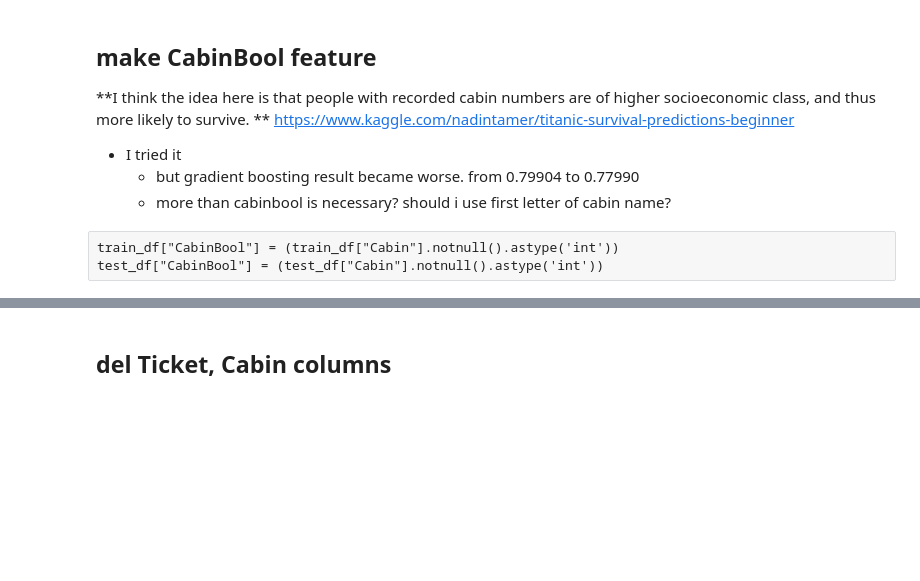
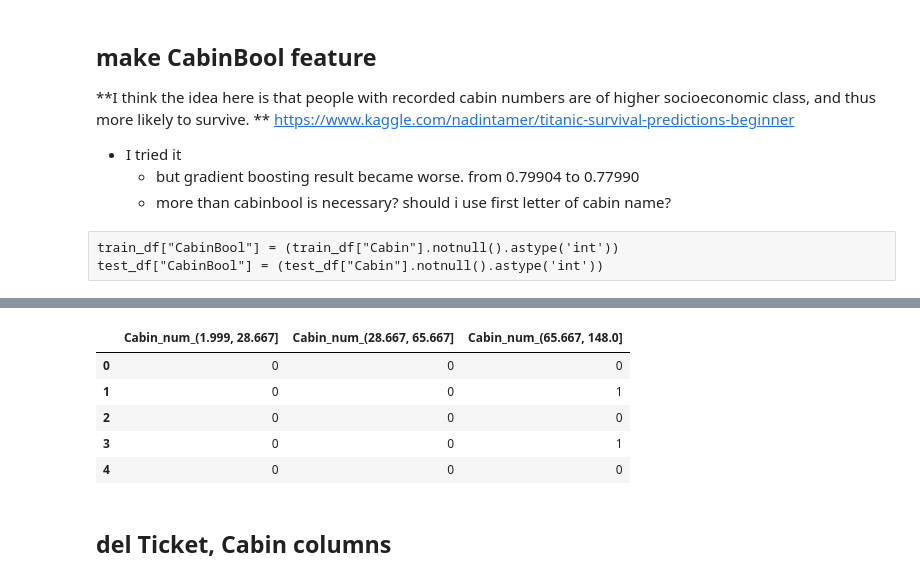
Before and after one commit to alancet/test, a Jupyter notebook: kaggle/titanic/src/myPredict.ipynb, the cells around one changed output, grey strips where cells are left out. Drawn from its saved outputs; the diff is of its cells as text; code cells hidden in the pictures; blank space fills up the shorter version.

```diff
--- a/kaggle/titanic/src/myPredict.ipynb
+++ b/kaggle/titanic/src/myPredict.ipynb
@@ -156,3 +279,14 @@ test_df["CabinBool"] = (test_df["Cabin"].notnull().astype('int'))
+# %%
+train_df[['Cabin_num_(1.999, 28.667]',
+          'Cabin_num_(28.667, 65.667]',
+          'Cabin_num_(65.667, 148.0]']].head()
+# %% [output]
+|  | Cabin_num_(1.999, 28.667] | Cabin_num_(28.667, 65.667] | Cabin_num_(65.667, 148.0] |
+| 0 | 0 | 0 | 0 |
+| 1 | 0 | 0 | 1 |
+| 2 | 0 | 0 | 0 |
+| 3 | 0 | 0 | 1 |
+| 4 | 0 | 0 | 0 |
 # %% [markdown]
 ## del Ticket, Cabin columns
 # %%
```
Also changed, not shown: parts of 51 cells of this notebook, 1 other file.
